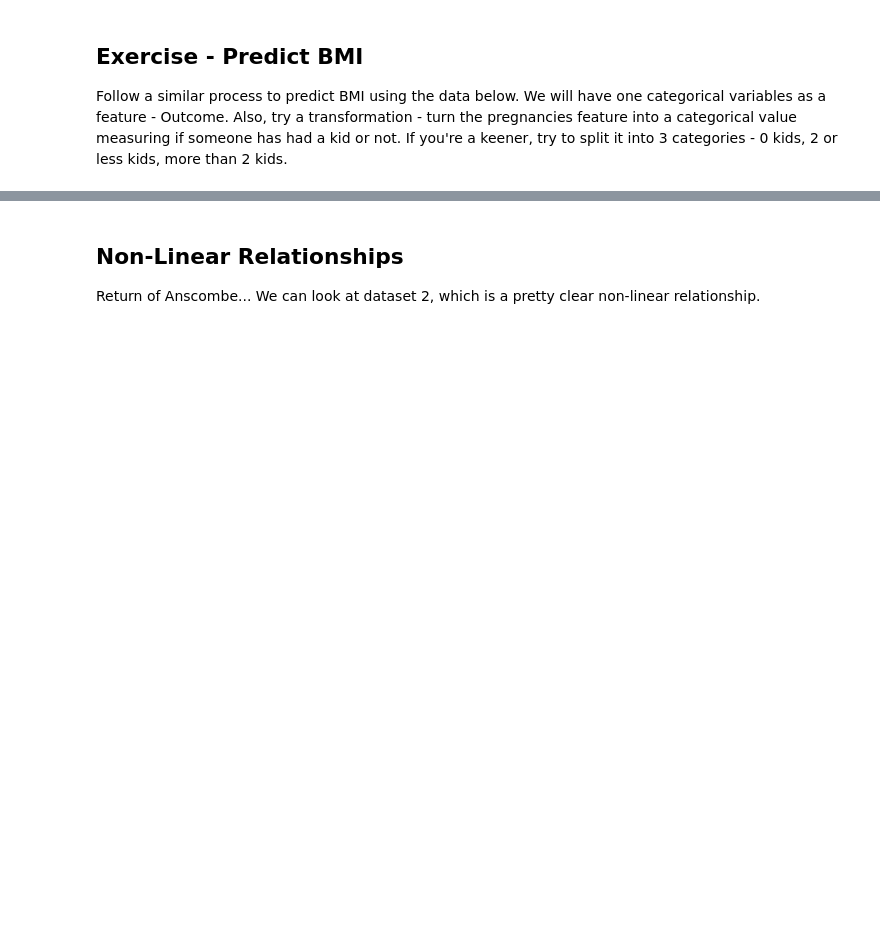
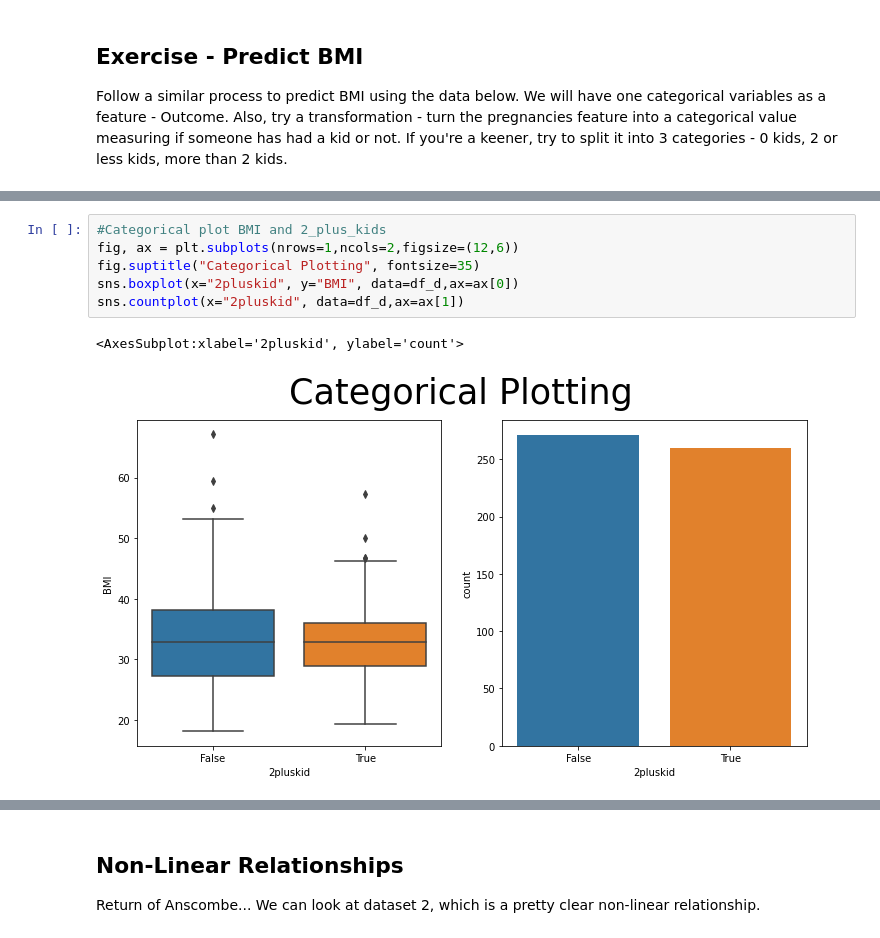
Before and after one commit to SidhST12/Basic_Stats_in_Python_Student_Workbooks, a Jupyter notebook: 024_EDA_LinReg_1hot_nonLinear.ipynb, the cells around one changed output, grey strips where cells are left out. Cells and saved outputs as stored; diff of their text form; blank space fills up the shorter version.

```diff
--- a/024_EDA_LinReg_1hot_nonLinear.ipynb
+++ b/024_EDA_LinReg_1hot_nonLinear.ipynb
@@ -364,0 +420,9 @@ df_d.head()
+# %%
+#Categorical plot BMI and 2_plus_kids
+fig, ax = plt.subplots(nrows=1,ncols=2,figsize=(12,6))
+fig.suptitle("Categorical Plotting", fontsize=35)
+sns.boxplot(x="2pluskid", y="BMI", data=df_d,ax=ax[0])
+sns.countplot(x="2pluskid", data=df_d,ax=ax[1])
+# %% [output]
+<AxesSubplot:xlabel='2pluskid', ylabel='count'>
+[figure, added]
```
Also changed, not shown: parts of 7 cells of this notebook.
